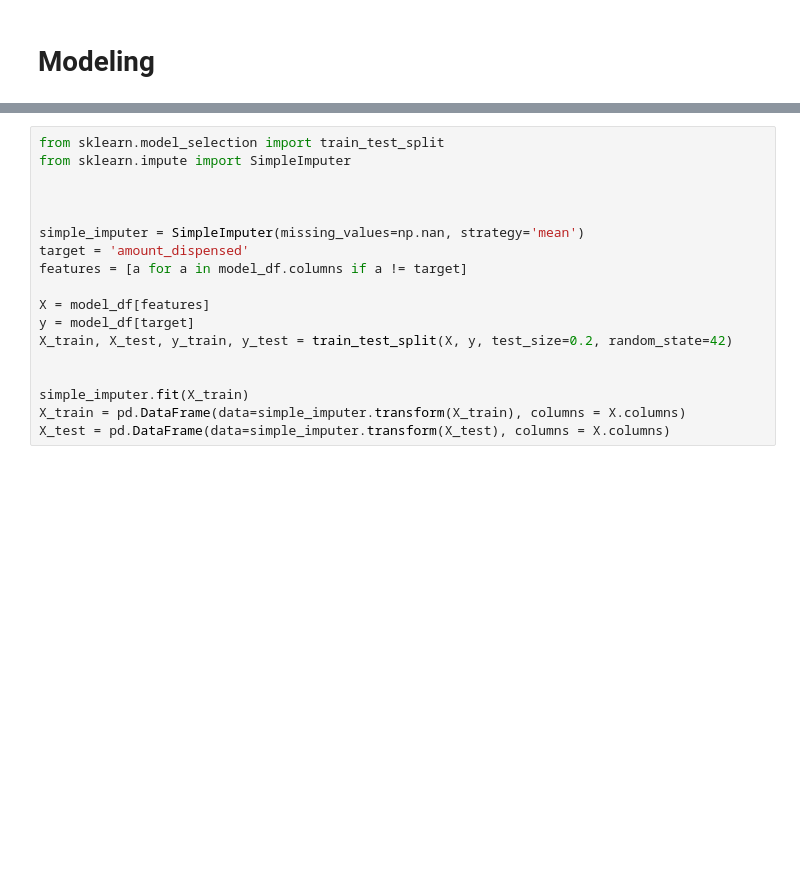
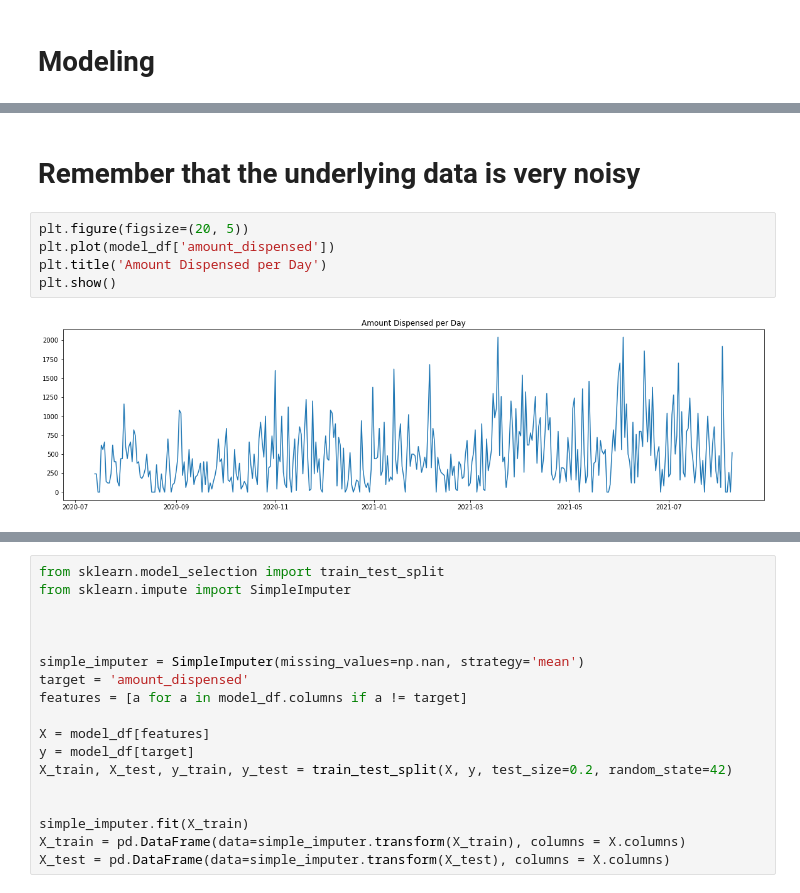
Before and after one commit to parkerburchett/Public-ATM, a Jupyter notebook: Modeling.ipynb, the cells around one changed output, grey strips where cells are left out. Drawn from its saved outputs; the diff is of its cells as text; blank space fills up the shorter version.

Commit message:
Added another chart

```diff
--- a/Modeling.ipynb
+++ b/Modeling.ipynb
@@ -23,0 +17,9 @@ df
+# %% [markdown]
+# Remember that the underlying data is very noisy
+# %%
+plt.figure(figsize=(20, 5))
+plt.plot(model_df['amount_dispensed'])
+plt.title('Amount Dispensed per Day')
+plt.show()
+# %% [output]
+[figure, added]
```
Also changed, not shown: parts of 8 cells of this notebook, 1 other file.
